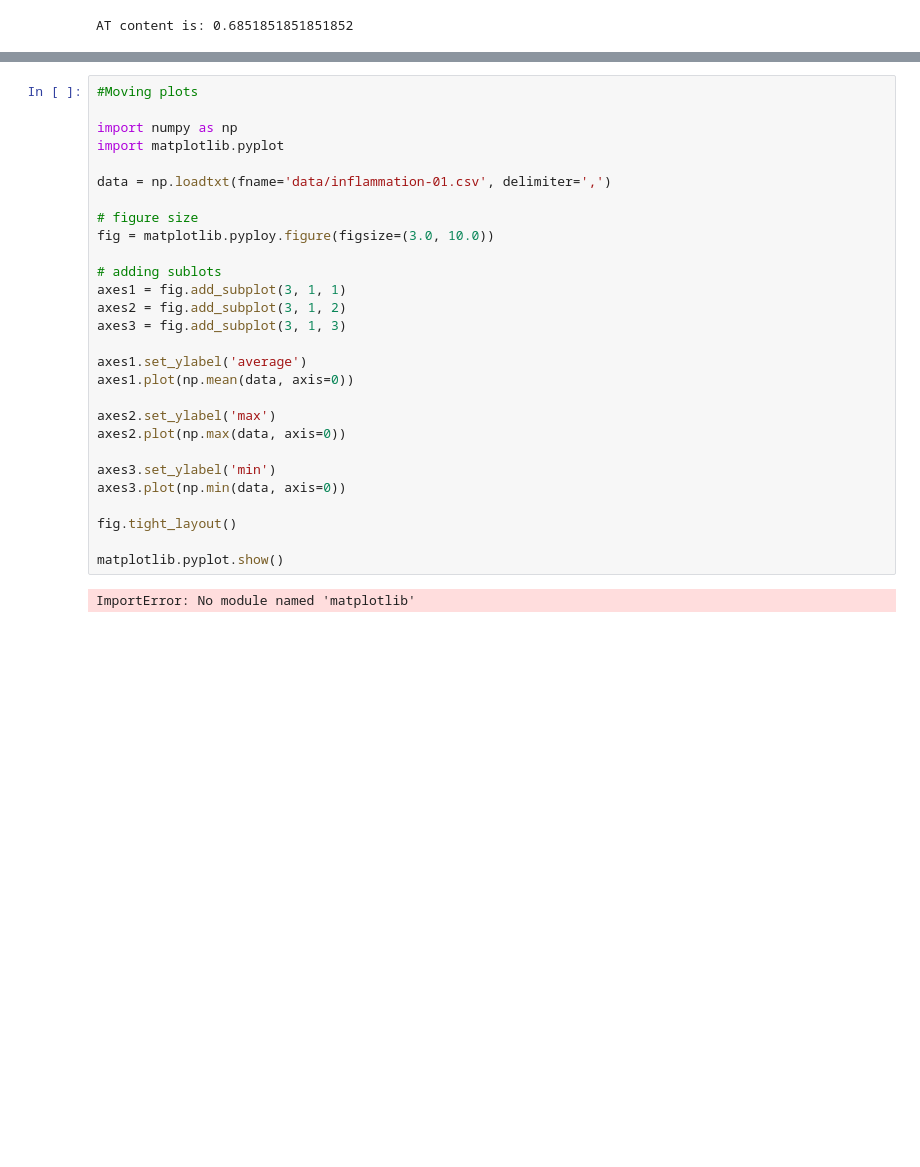
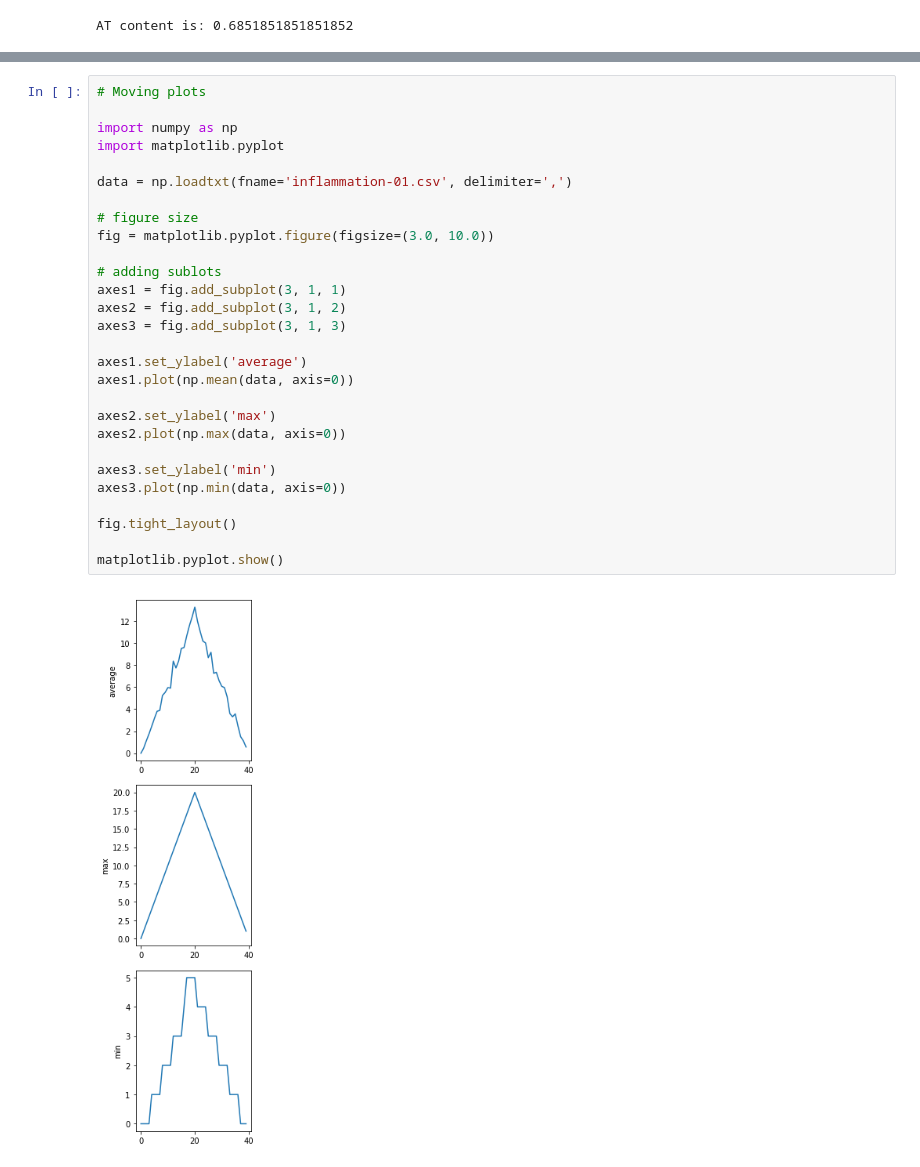
Before and after one commit to Krishna-K2609/homework, a Jupyter notebook: week-3-hw-eeb177.ipynb, the cells around one changed output, grey strips where cells are left out. Saved outputs shown, nothing was run; the diff lists cells and outputs as text; blank space fills up the shorter version.

```diff
--- a/week-3-hw-eeb177.ipynb
+++ b/week-3-hw-eeb177.ipynb
@@ -88,31 +203,31 @@ xyge
 # %%
-#Moving plots
+# Moving plots
 
 import numpy as np
 import matplotlib.pyplot
 
-data = np.loadtxt(fname='data/inflammation-01.csv', delimiter=',')
+data = np.loadtxt(fname='inflammation-01.csv', delimiter=',')
 
 # figure size
-fig = matplotlib.pyploy.figure(figsize=(3.0, 10.0))
+fig = matplotlib.pyplot.figure(figsize=(3.0, 10.0))
 
 # adding sublots
 axes1 = fig.add_subplot(3, 1, 1)
 axes2 = fig.add_subplot(3, 1, 2)
 axes3 = fig.add_subplot(3, 1, 3)
 
 axes1.set_ylabel('average')
 axes1.plot(np.mean(data, axis=0))
 
 axes2.set_ylabel('max')
 axes2.plot(np.max(data, axis=0))
 
 axes3.set_ylabel('min')
 axes3.plot(np.min(data, axis=0))
 
 fig.tight_layout()
 
 matplotlib.pyplot.show()
 # %% [output]
-ImportError: No module named 'matplotlib'
+[figure, added]
 # %%
```
Also changed, not shown: parts of 17 cells of this notebook.
